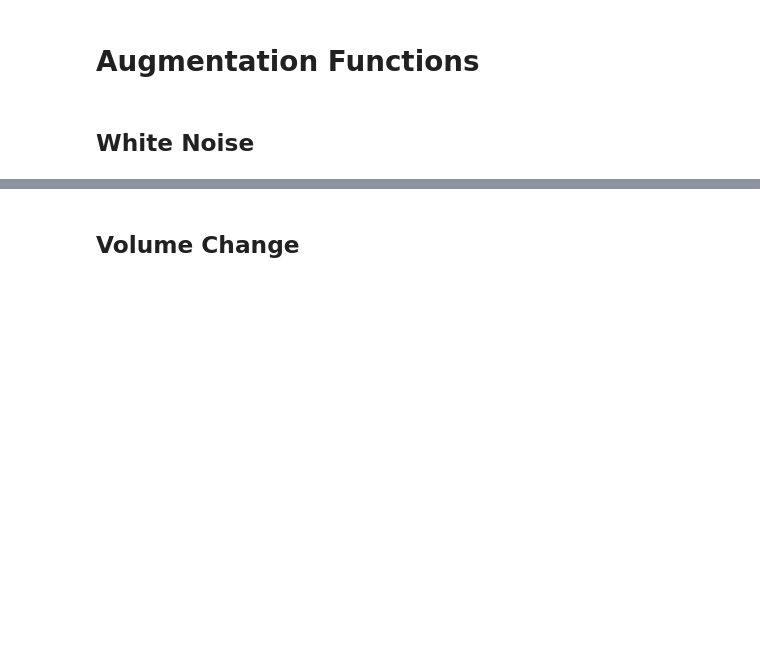
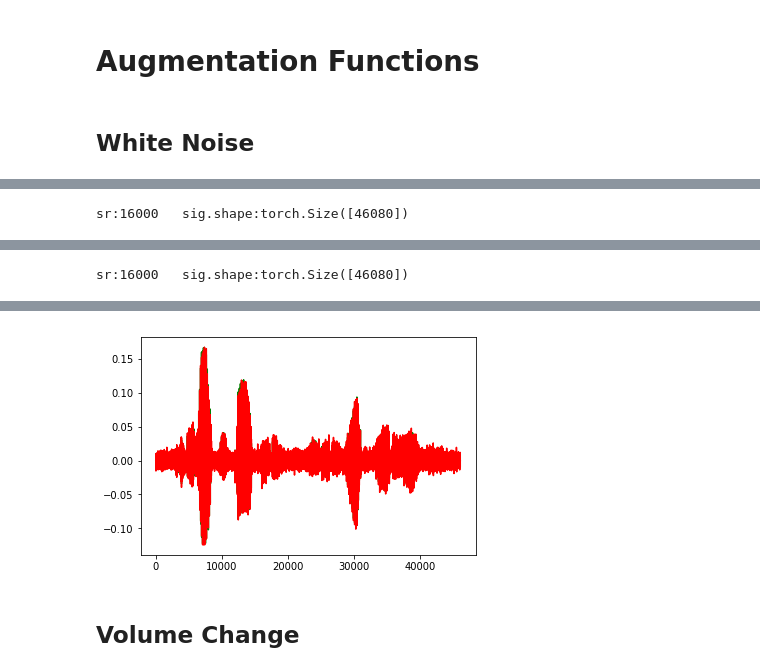
Before and after one commit to fastaudio/fastai_audio, a Jupyter notebook: DataAugmentation.ipynb, the cells around one changed output, grey strips where cells are left out. Cells and saved outputs as stored; diff of their text form; code cells hidden in the pictures; blank space fills up the shorter version.

```diff
--- a/DataAugmentation.ipynb
+++ b/DataAugmentation.ipynb
@@ -89,0 +76,4 @@ tfm_tester(sig, sr, tfm_add_white_noise, sr=sr)
+# %%
+tfm_tester(example, tfm_add_white_noise)
+# %% [output]
+sr:16000   sig.shape:torch.Size([46080])
@@ -89,0 +81 @@ tfm_tester(sig, sr, tfm_add_white_noise, sr=sr)
+sr:16000   sig.shape:torch.Size([46080])
@@ -90,3 +83,4 @@ tfm_tester(sig, sr, tfm_add_white_noise, sr=sr)
+[figure, added]
 # %% [markdown]
 ## Volume Change
 # %%
```
Also changed, not shown: parts of 29 cells of this notebook.
